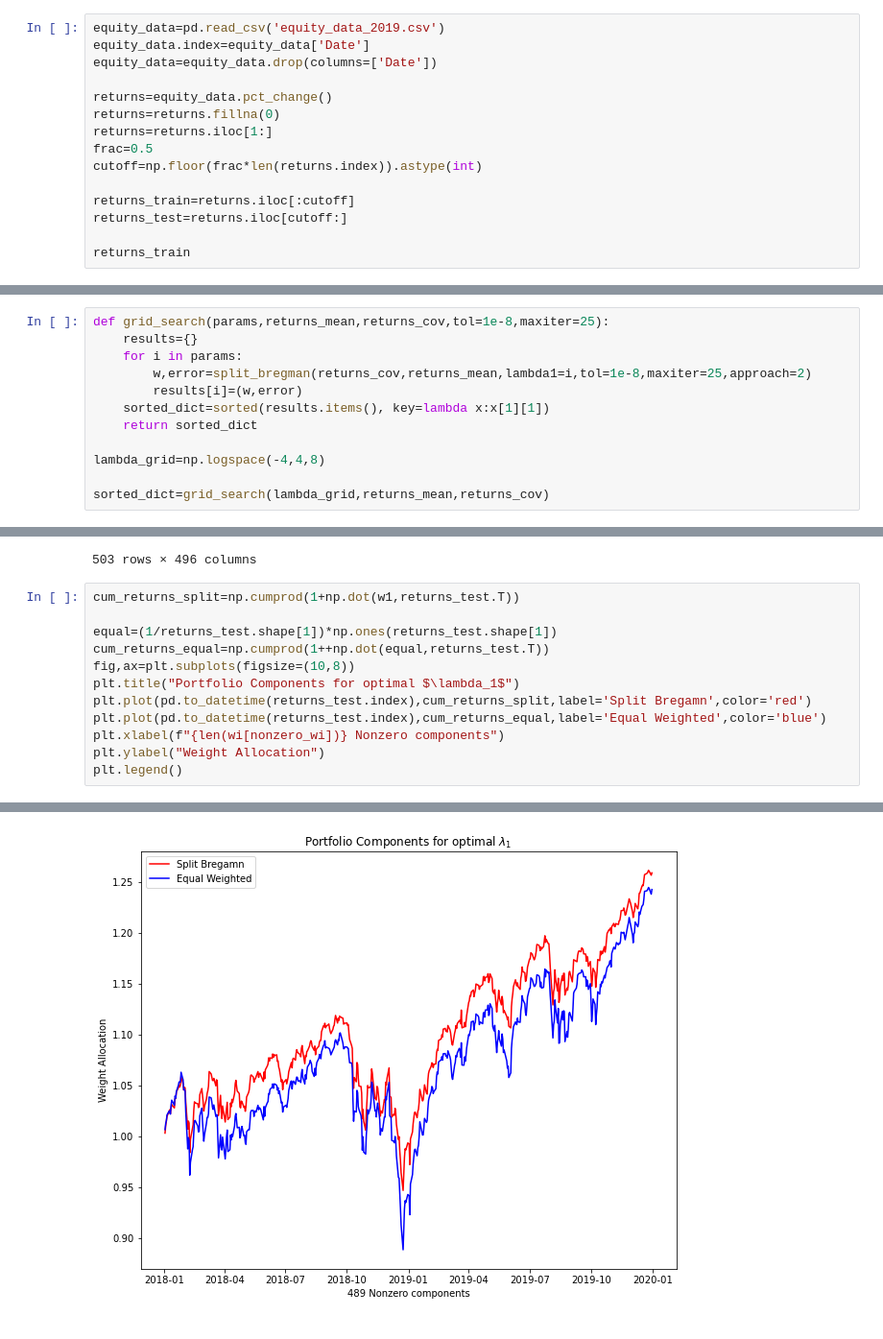
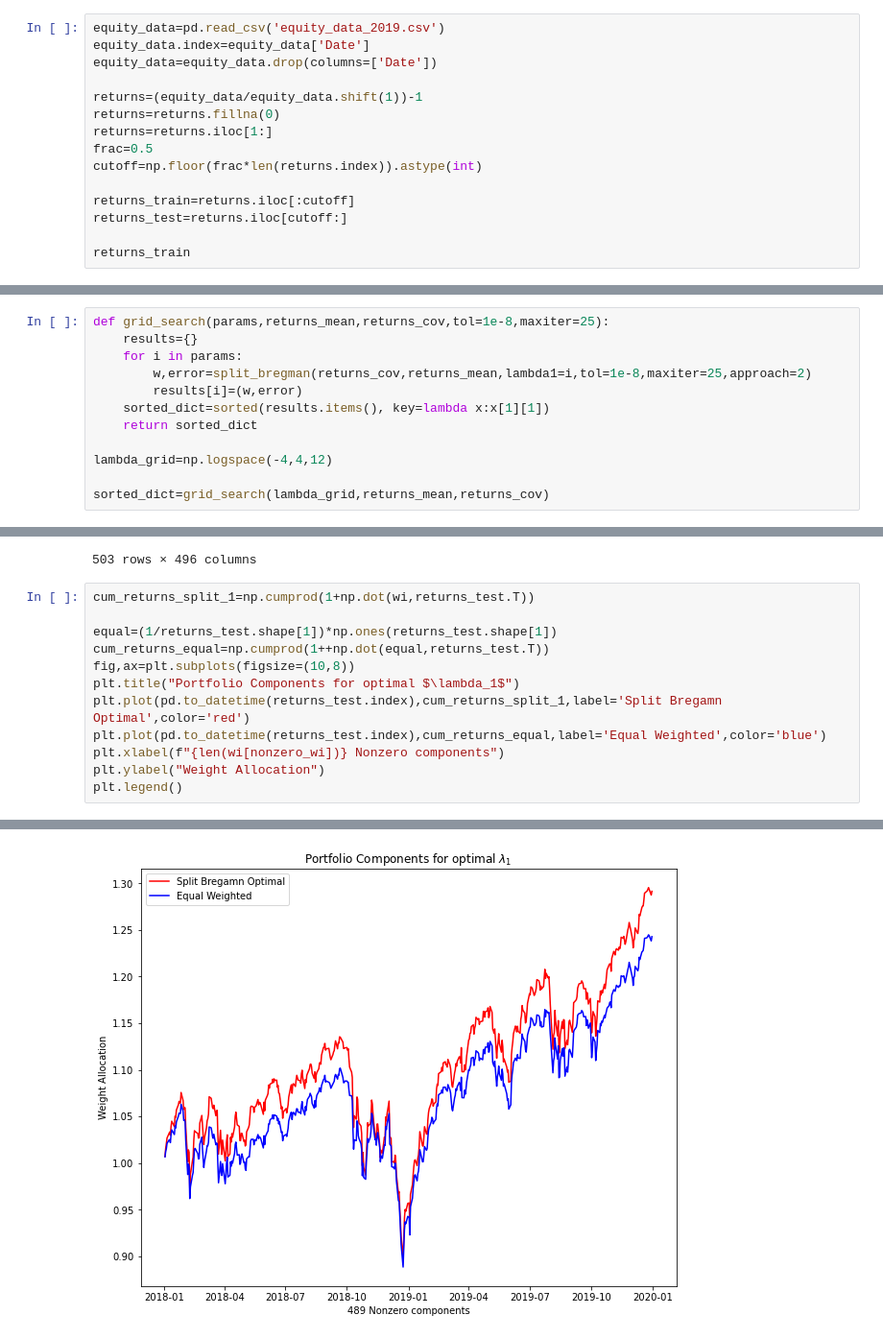
Before and after one commit to jasonbohne123/Split_Bregman_MPT, a Jupyter notebook: Split_Bregman_Portfolio.ipynb, the cells around one changed output, grey strips where cells are left out. Shown at 96% size. Drawn from its saved outputs; the diff is of its cells as text.

```diff
--- a/Split_Bregman_Portfolio.ipynb
+++ b/Split_Bregman_Portfolio.ipynb
@@ -16,7 +16,7 @@ equity_data=pd.read_csv('equity_data_2019.csv')
 equity_data.index=equity_data['Date']
 equity_data=equity_data.drop(columns=['Date'])
 
-returns=equity_data.pct_change()
+returns=(equity_data/equity_data.shift(1))-1
 returns=returns.fillna(0)
 returns=returns.iloc[1:]
 frac=0.5
@@ -232,7 +232,7 @@ def grid_search(params,returns_mean,returns_cov,tol=1e-8,maxiter=25):
     sorted_dict=sorted(results.items(), key=lambda x:x[1][1])
     return sorted_dict
 
-lambda_grid=np.logspace(-4,4,8)
+lambda_grid=np.logspace(-4,4,12)
 
 sorted_dict=grid_search(lambda_grid,returns_mean,returns_cov)
 # %% [output]
@@ -282,17 +286,17 @@ returns_test
 | 2019-12-31 | 0.003355 | 0.001472 | 0.000691 | 0.000226 | 0.019726 | -0.000332 | 0.009171 | 0.004987 | 0.004477 | 0.005366 | ... | ... |
 503 rows × 496 columns
 # %%
-cum_returns_split=np.cumprod(1+np.dot(w1,returns_test.T))
+cum_returns_split_1=np.cumprod(1+np.dot(wi,returns_test.T))
 
 equal=(1/returns_test.shape[1])*np.ones(returns_test.shape[1])
 cum_returns_equal=np.cumprod(1++np.dot(equal,returns_test.T))
 fig,ax=plt.subplots(figsize=(10,8))
 plt.title("Portfolio Components for optimal $\lambda_1$")
-plt.plot(pd.to_datetime(returns_test.index),cum_returns_split,label='Split Bregamn',color='red')
+plt.plot(pd.to_datetime(returns_test.index),cum_returns_split_1,label='Split Bregamn Optimal',color='red')
 plt.plot(pd.to_datetime(returns_test.index),cum_returns_equal,label='Equal Weighted',color='blue')
 plt.xlabel(f"{len(wi[nonzero_wi])} Nonzero components")
 plt.ylabel("Weight Allocation")
 plt.legend()
 # %% [output]
 <matplotlib.legend.Legend at 0x...>
-[figure, old version]
+[figure, new version]
```
Also changed, not shown: parts of 12 cells of this notebook.
